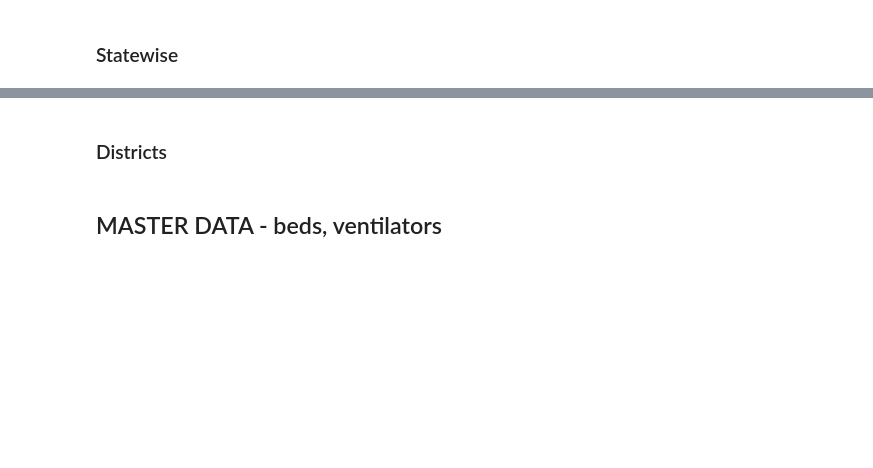
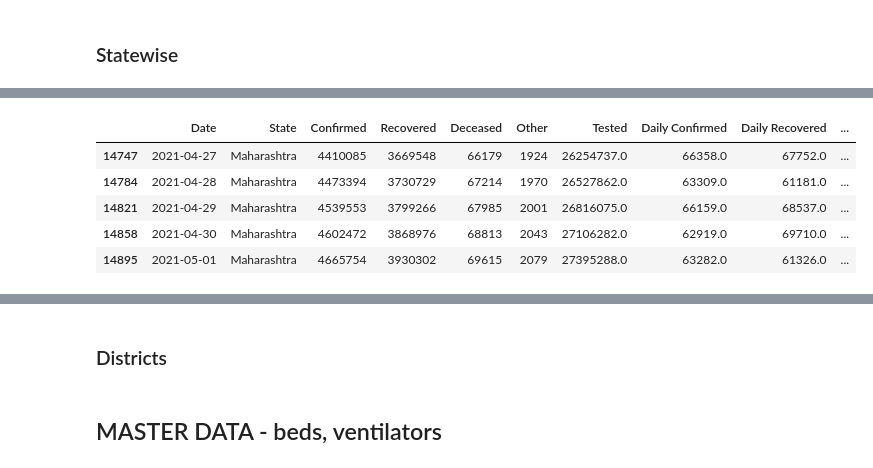
Before and after one commit to eeshsingh123/Covid19_Analysis, a Jupyter notebook: concepts/new_data_source_try/data_collection_and_cleaning.ipynb, the cells around one changed output, grey strips where cells are left out. Drawn from its saved outputs; the diff is of its cells as text; code cells hidden in the pictures; blank space fills up the shorter version.

```diff
--- a/concepts/new_data_source_try/data_collection_and_cleaning.ipynb
+++ b/concepts/new_data_source_try/data_collection_and_cleaning.ipynb
@@ -37,0 +70,2 @@ st_df = pd.read_csv("https://api.covid19india.org/csv/latest/states.csv")
+# %%
+samp = st_df[st_df['State'] == 'Maharashtra']
@@ -37,0 +90,5 @@ st_df = pd.read_csv("https://api.covid19india.org/csv/latest/states.csv")
+# %%
+for col in samp.columns[2:]:
+    samp[f'Daily {" ".join(col.split())}'] = samp[col].diff()
+
+samp.fillna(0.0, axis=1, inplace=True)
@@ -37,0 +105,9 @@ st_df = pd.read_csv("https://api.covid19india.org/csv/latest/states.csv")
+# %%
+samp.tail()
+# %% [output]
+|  | Date | State | Confirmed | Recovered | Deceased | Other | Tested | Daily Confirmed | Daily Recovered | ... |
+| 14747 | 2021-04-27 | Maharashtra | 4410085 | 3669548 | 66179 | 1924 | 26254737.0 | 66358.0 | 67752.0 | ... |
+| 14784 | 2021-04-28 | Maharashtra | 4473394 | 3730729 | 67214 | 1970 | 26527862.0 | 63309.0 | 61181.0 | ... |
+| 14821 | 2021-04-29 | Maharashtra | 4539553 | 3799266 | 67985 | 2001 | 26816075.0 | 66159.0 | 68537.0 | ... |
+| 14858 | 2021-04-30 | Maharashtra | 4602472 | 3868976 | 68813 | 2043 | 27106282.0 | 62919.0 | 69710.0 | ... |
+| 14895 | 2021-05-01 | Maharashtra | 4665754 | 3930302 | 69615 | 2079 | 27395288.0 | 63282.0 | 61326.0 | ... |
```
Also changed, not shown: parts of 26 cells of this notebook, 8 other files.
